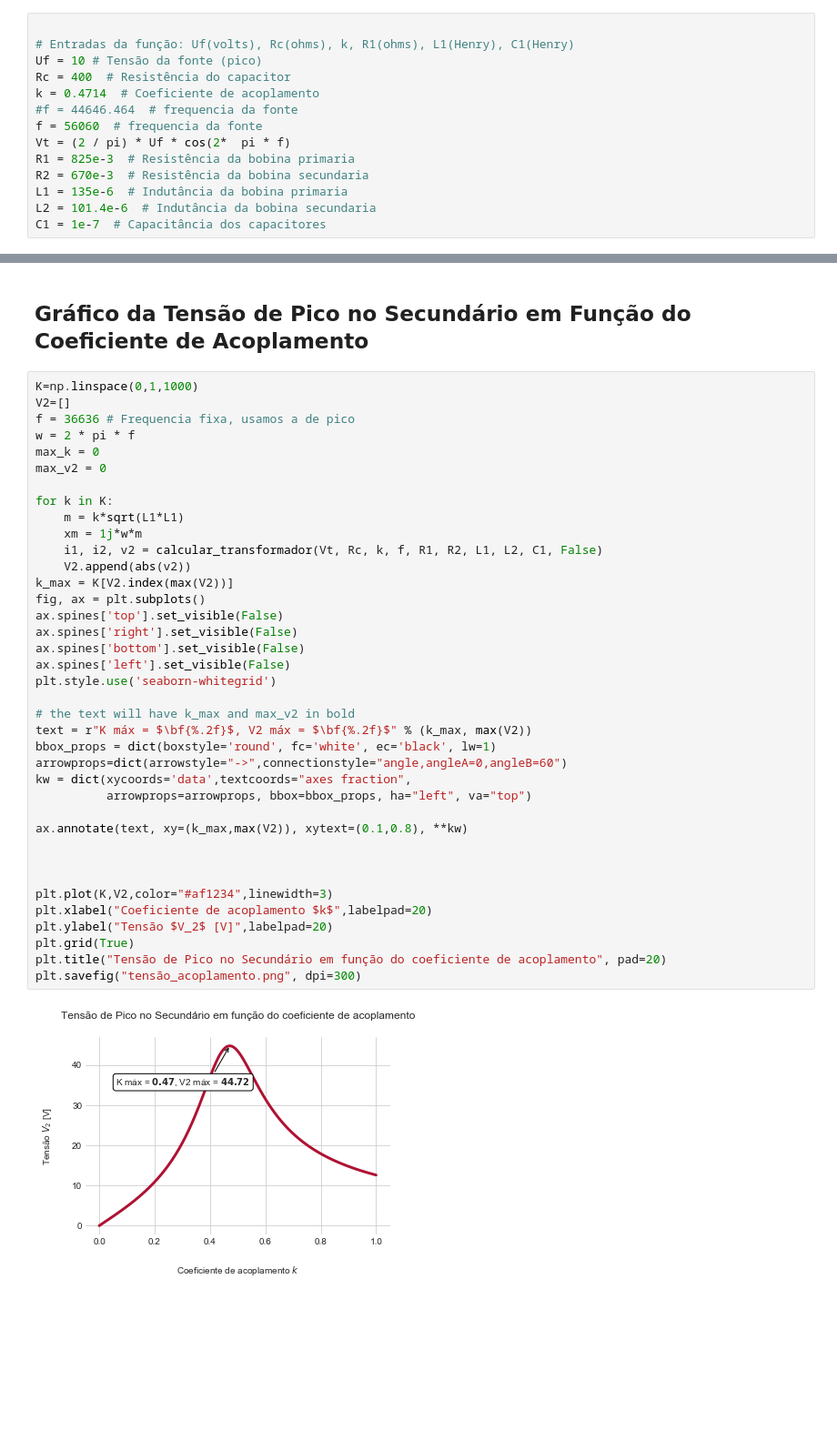
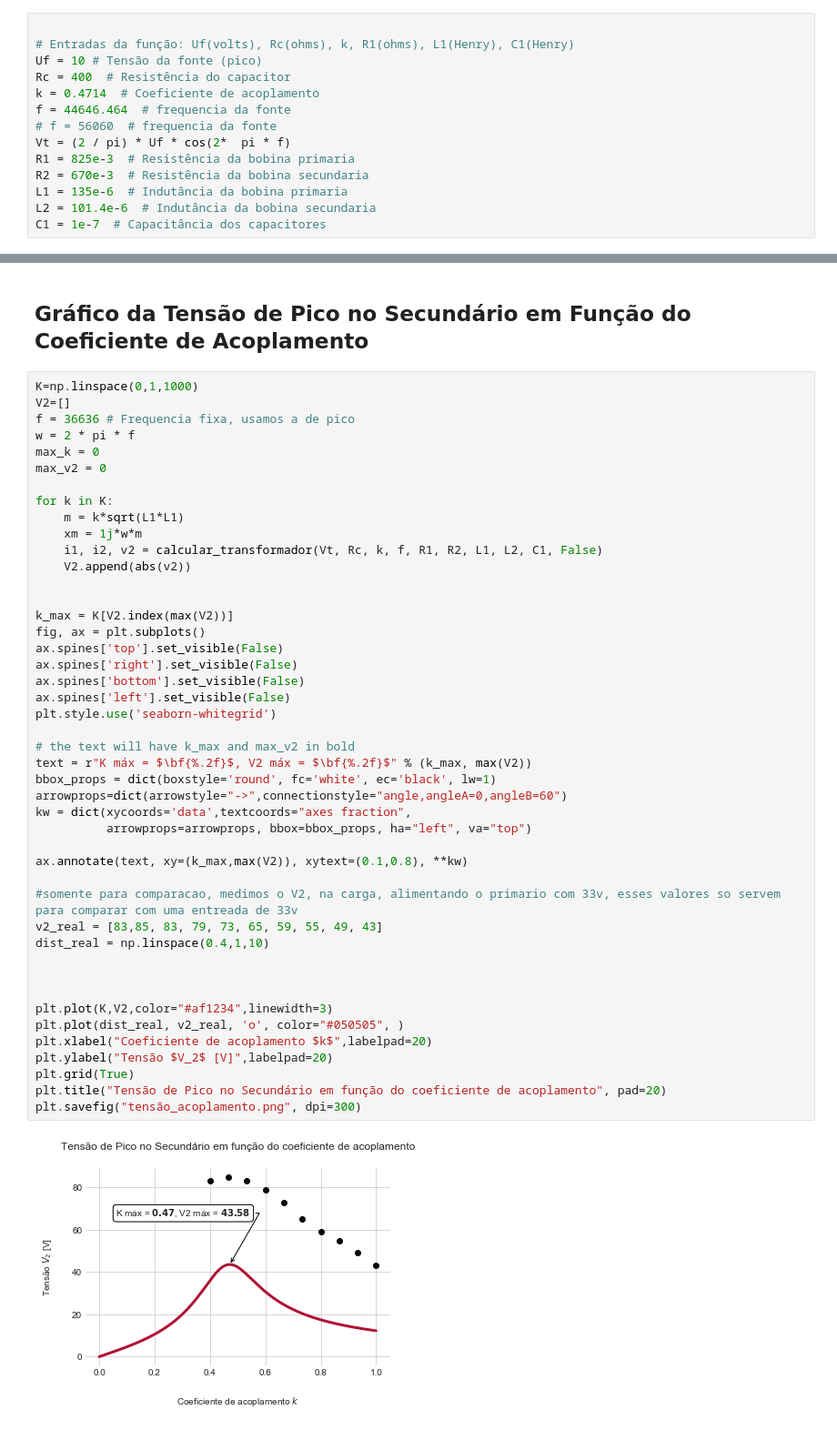
Before and after one commit to lucasfonseca19/projeto-eletromag, a Jupyter notebook: projeto.ipynb, the cells around one changed output, grey strips where cells are left out. Shown: that part at 91% size. Saved outputs shown, nothing was run; the diff lists cells and outputs as text; blank space fills up the shorter version.

Commit message:
funcionando real agora

```diff
--- a/projeto.ipynb
+++ b/projeto.ipynb
@@ -60,8 +60,8 @@ def calcular_transformador(Uf, Rc, k, f, R1, R2, L1, L2, C, p):
 Uf = 10 # Tensão da fonte (pico)
 Rc = 400  # Resistência do capacitor
 k = 0.4714  # Coeficiente de acoplamento
-#f = 44646.464  # frequencia da fonte
-f = 56060  # frequencia da fonte
+f = 44646.464  # frequencia da fonte
+# f = 56060  # frequencia da fonte
 Vt = (2 / pi) * Uf * cos(2*  pi * f)
 R1 = 825e-3  # Resistência da bobina primaria
 R2 = 670e-3  # Resistência da bobina secundaria
@@ -384,31 +349,38 @@ for k in K:
     m = k*sqrt(L1*L1)
     xm = 1j*w*m
     i1, i2, v2 = calcular_transformador(Vt, Rc, k, f, R1, R2, L1, L2, C1, False)
     V2.append(abs(v2))
+
+
 k_max = K[V2.index(max(V2))]
 fig, ax = plt.subplots()
 ax.spines['top'].set_visible(False)
 ax.spines['right'].set_visible(False)
 ax.spines['bottom'].set_visible(False)
 ax.spines['left'].set_visible(False)
 plt.style.use('seaborn-whitegrid')
 
 # the text will have k_max and max_v2 in bold
 text = r"K máx = $\bf{%.2f}$, V2 máx = $\bf{%.2f}$" % (k_max, max(V2))
 bbox_props = dict(boxstyle='round', fc='white', ec='black', lw=1)
 arrowprops=dict(arrowstyle="->",connectionstyle="angle,angleA=0,angleB=60")
 kw = dict(xycoords='data',textcoords="axes fraction",
           arrowprops=arrowprops, bbox=bbox_props, ha="left", va="top")
 
 ax.annotate(text, xy=(k_max,max(V2)), xytext=(0.1,0.8), **kw)
 
+#somente para comparacao, medimos o V2, na carga, alimentando o primario com 33v, esses valores so servem para comparar com uma entreada de 33v
+v2_real = [83,85, 83, 79, 73, 65, 59, 55, 49, 43]
+dist_real = np.linspace(0.4,1,10)
+
 
 
 plt.plot(K,V2,color="#af1234",linewidth=3)
+plt.plot(dist_real, v2_real, 'o', color="#050505", )
 plt.xlabel("Coeficiente de acoplamento $k$",labelpad=20)
 plt.ylabel("Tensão $V_2$ [V]",labelpad=20)
 plt.grid(True)
 plt.title("Tensão de Pico no Secundário em função do coeficiente de acoplamento", pad=20)
 plt.savefig("tensão_acoplamento.png", dpi=300)
 # %% [output]
-[figure, old version]
+[figure, new version]
```
Also changed, not shown: parts of 6 cells of this notebook, 8 other files.
